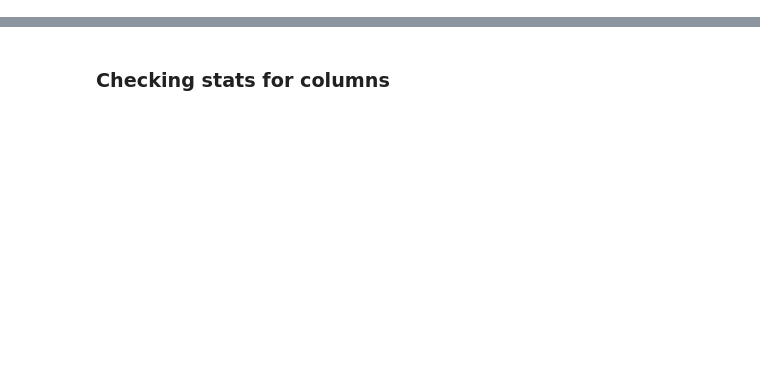
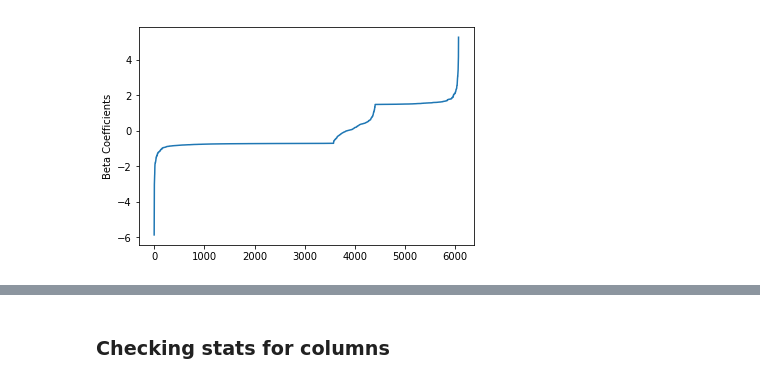
Before and after one commit to saurav-datta/click-through-rate-prediction-spark, a Jupyter notebook: W261-FinalProject-SauravDatta.ipynb, the cells around one changed output, grey strips where cells are left out. Drawn from its saved outputs; the diff is of its cells as text; code cells hidden in the pictures; blank space fills up the shorter version.

```diff
--- a/W261-FinalProject-SauravDatta.ipynb
+++ b/W261-FinalProject-SauravDatta.ipynb
@@ -142,0 +228,8 @@ f_display_stats(trainDF)
+# %%
+#Creating a subset for analysis
+trainsubsetDF=trainDF.limit(50000)
+trainsubsetDF=trainsubsetDF.na.drop()
+trainsubsetDF.cache()
+testsubsetDF=testDF.limit(50000)
+testsubsetDF=testsubsetDF.na.drop()
+testsubsetDF.cache()
@@ -142,0 +242,5 @@ f_display_stats(trainDF)
+# %%
+#Removing rows where at least one column has empty string
+
+trainsubsetDF= f_remove_empty_string(trainsubsetDF, categColList)
+testsubsetDF= f_remove_empty_string(testsubsetDF, categColList)
@@ -142,0 +292,3 @@ f_display_stats(trainDF)
+# %%
+trainsubsetDF=f_onehot_encoding(trainsubsetDF, labelColList, intColList,categColList )
+trainsubsetDF.printSchema()
@@ -142,0 +334,10 @@ f_display_stats(trainDF)
+# %%
+lr = LogisticRegression(featuresCol = 'features', labelCol = 'label', maxIter=10)
+lrModel = lr.fit(trainsubsetDF)
+# %%
+beta = np.sort(lrModel.coefficients)
+plt.plot(beta)
+plt.ylabel('Beta Coefficients')
+plt.show()
+# %% [output]
+[figure, added]
```
Also changed, not shown: parts of 31 cells of this notebook.
